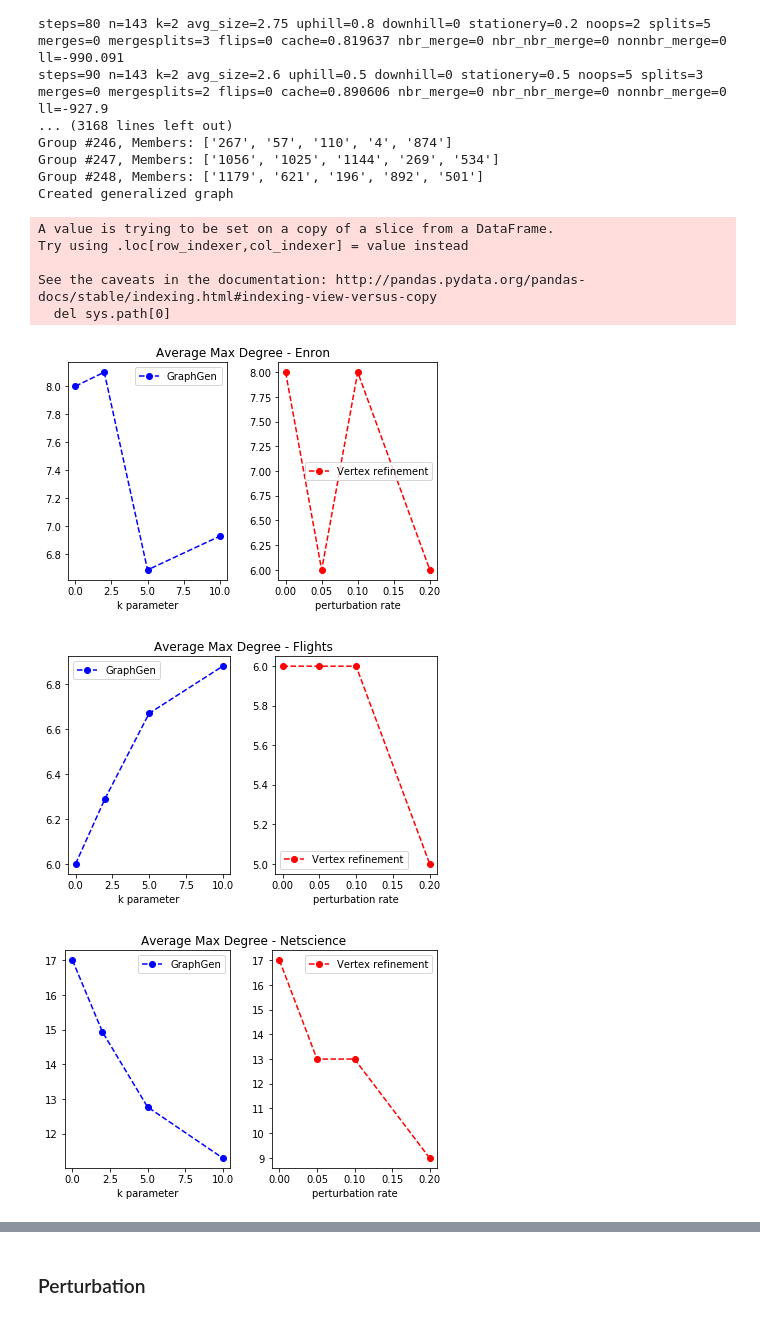
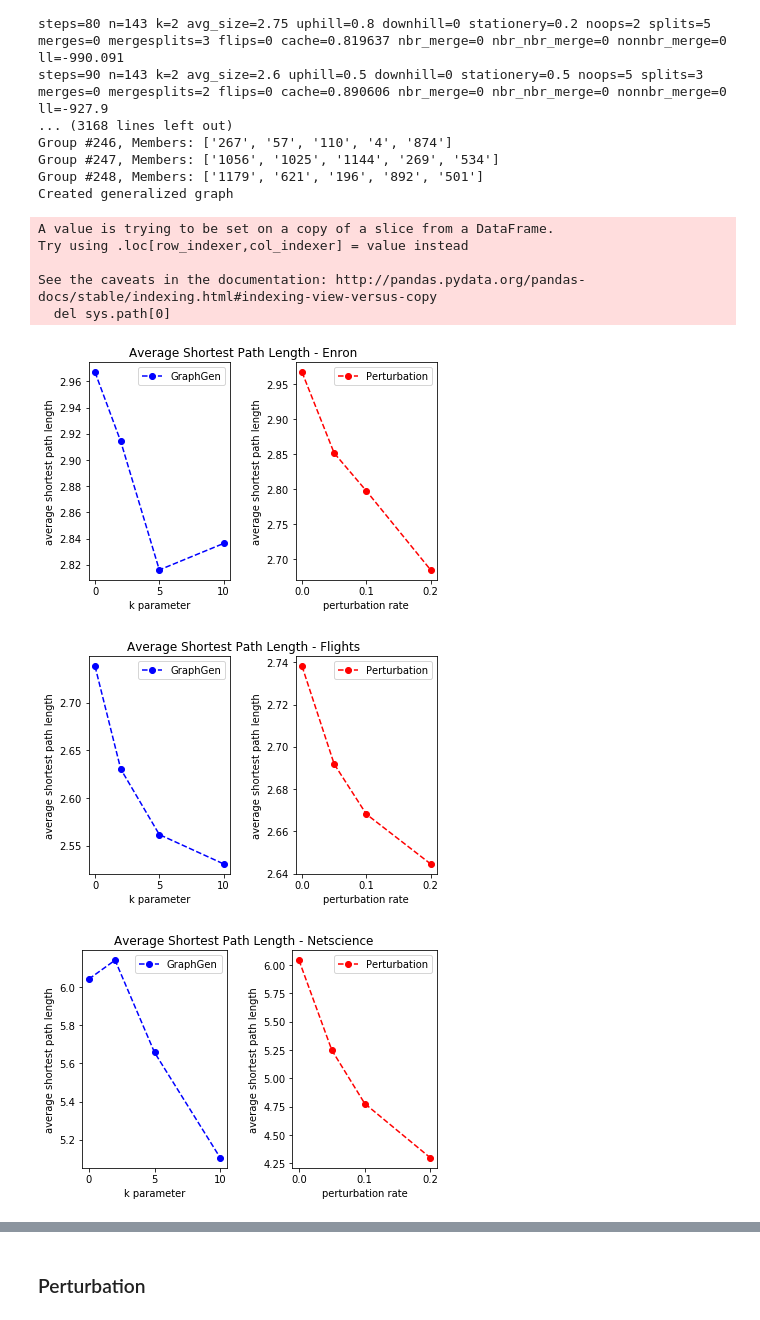
Before and after one commit to bartekpiaskowski/SNACS_project, a Jupyter notebook: PROJECT_CODE.ipynb, the cells around one changed output, grey strips where cells are left out. Saved outputs shown, nothing was run; the diff lists cells and outputs as text; code cells hidden in the pictures.

```diff
--- a/PROJECT_CODE.ipynb
+++ b/PROJECT_CODE.ipynb
@@ -265,28 +265,30 @@ def degree_centrality_dist(graph, plot=False):
 # %%
 # Manually create plots for chosen properties
 
 for graph in graph_names:
-    prop = ['diameter'] # set property here
+    prop = ['avg_shortest_path_length'] # set property here
     gen_df = get_mask(df, dataset=graph)
     gen_df = gen_df.sort_values(['k'])
     pert_df = get_mask_pert(df_pert, dataset=graph)
     pert_df = pert_df.sort_values(['p'])
     fig, axs = plt.subplots(1,2)
-    fig.suptitle("Average Max Degree - " + graph) # set nice looking name of the plot here
+    fig.suptitle("Average Shortest Path Length - " + graph) # set nice looking name of the plot here
     axs[0].plot(gen_df["k"], gen_df[prop],'--bo', label="GraphGen")
     axs[0].set(xlabel = "k parameter")
+    axs[0].set(ylabel = "average shortest path length")
     axs[0].legend()
-    axs[1].plot(pert_df["p"], pert_df[prop], '--ro',label="Vertex refinement")
+    axs[1].plot(pert_df["p"], pert_df[prop], '--ro',label="Perturbation")
     axs[1].set(xlabel = "perturbation rate")
+    axs[1].set(ylabel = "average shortest path length")
     axs[1].legend()
     fig.tight_layout(pad = 1.8)
     plt.savefig("/home/cruder/PycharmProjects/SNACS/Figures/" + graph + "-" + prop[0]) # save to file
 # %% [output]
 A value is trying to be set on a copy of a slice from a DataFrame.
 Try using .loc[row_indexer,col_indexer] = value instead
 
 See the caveats in the documentation: http://pandas.pydata.org/pandas-docs/stable/indexing.html#indexing-view-versus-copy
   del sys.path[0]
-[figure, old version]
+[figure, new version]
-[figure, old version]
+[figure, new version]
-[figure, old version]
+[figure, new version]
```
Also changed, not shown: parts of 7 cells of this notebook.
